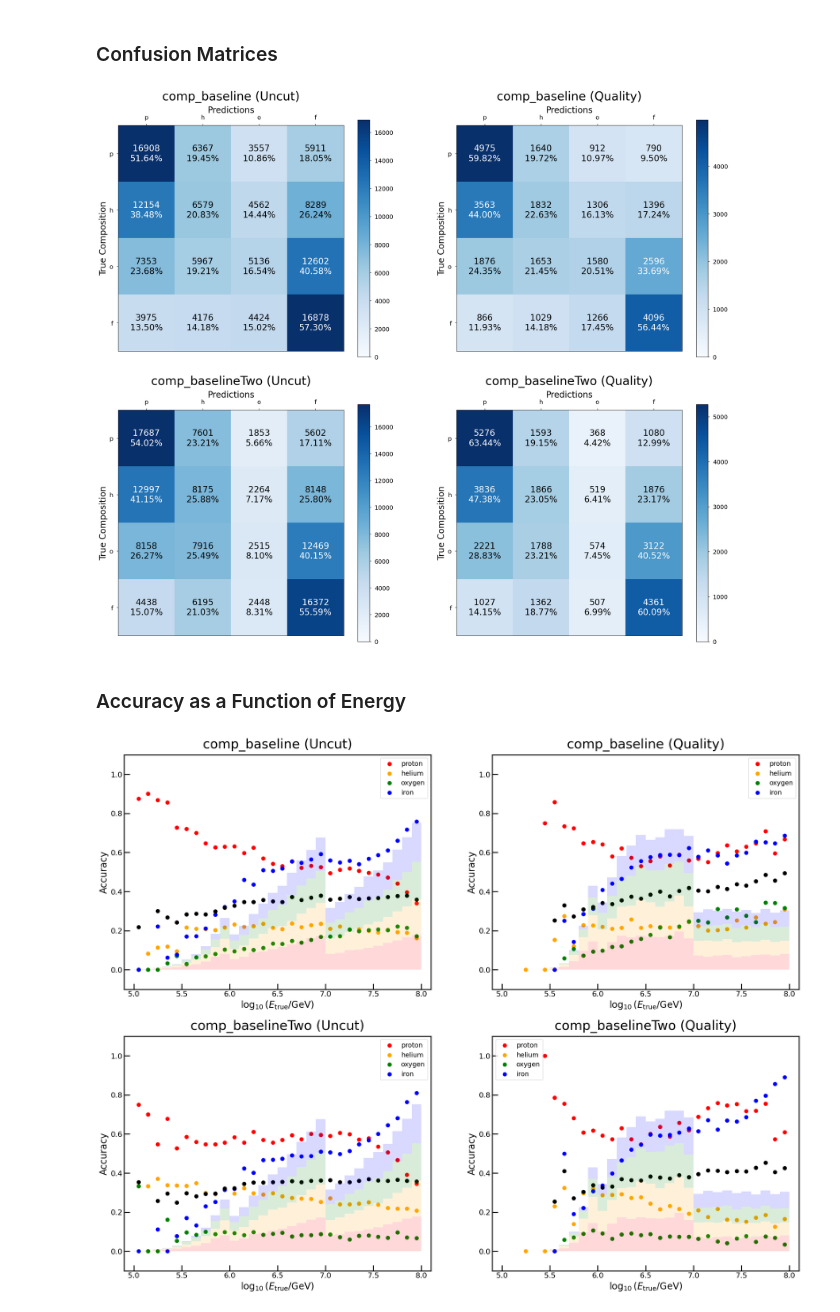
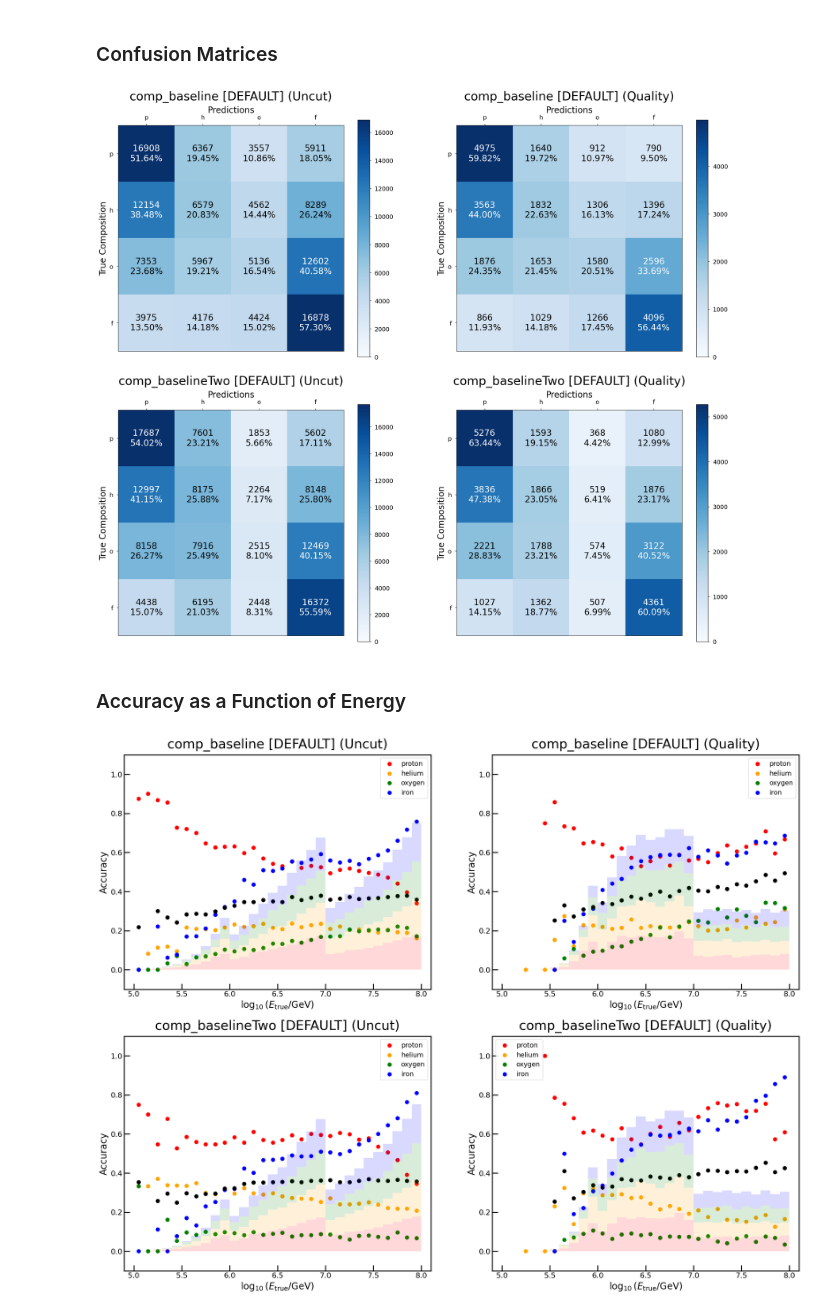
Before and after one commit to fmcnallyi3/icetop-cnn, a Jupyter notebook: composition.ipynb, the cells around one changed output. Saved outputs shown, nothing was run; the diff lists cells and outputs as text; code cells hidden in the pictures.

Commit message:
Added dataset labeling

```diff
--- a/composition.ipynb
+++ b/composition.ipynb
@@ -230,12 +234,12 @@ for model_ax, model_name in zip(axs, model_parameters):
         ax.set_yticks(np.arange(len(assessment_comp)), list(assessment_comp))
 
         # Decorate the plot.
-        ax.set_title(f'{model_name} ({cut_name})', **title_params)
+        ax.set_title(f'{label_ds(model_name)} ({cut_name})', **title_params)
         ax.set_xlabel('Predictions', **label_params)
         ax.set_ylabel('True Composition', **label_params)
         ax.tick_params(**tick_params)
 # %% [output]
-[figure, old version]
+[figure, new version]
 # %% [markdown]
 ### Accuracy as a Function of Energy
 # %%
@@ -307,32 +311,32 @@ for model_ax, model_name in zip(axs, model_parameters):
                 binned_accuracy = binned_correct_guesses / binned_comp
 
             # Save the nuclei-specific histogram.
             binned_comps.append(binned_comp)
             # Save the nuclei-specific accuracies.
             binned_accuracies.append(binned_accuracy)
 
             # Create scatter plot of the accuracy for each composition.
             ax.scatter(bin_centers, binned_accuracy, s=marker_size, label=comp_table[comp]['name'], color=comp_table[comp]['color'])
 
         # Create scatter plot of the average accuracies.
         ax.scatter(bin_centers, np.mean(binned_accuracies, axis=0), s=marker_size, color='black')
 
         # Create a stacked histogram representing the total number of counts for each bin.
         ax.hist(np.repeat(bin_edges[:-1], num_categories).reshape(-1, num_categories),
                 bins=bin_edges, density=True, weights=np.asarray(binned_comps).transpose(), histtype='barstacked',
                 color=[comp_table[c]['color'] for c in model_parameters[model_name]['assessment_nuclei']], alpha=0.15)
 
         # Set the axes limits to be within reasonable ranges.
         ax.set_xlim(energy_min-bin_inc, energy_max+bin_inc)
         ax.set_ylim(accuracy_min-bin_inc, accuracy_max+bin_inc)
 
         # Decorate the plot.
-        ax.set_title(f'{model_name} ({cut_name})', **title_params)
+        ax.set_title(f'{label_ds(model_name)} ({cut_name})', **title_params)
         ax.set_xlabel(r'$\log_{10}(E_{\mathrm{true}}/\mathrm{GeV})$', **label_params)
         ax.set_ylabel('Accuracy', **label_params)
         ax.tick_params(**tick_params)
         for axis in ['top','bottom','left','right']:
             ax.spines[axis].set_linewidth(2)
         ax.legend(**legend_params)
 # %% [output]
-[figure, old version]
+[figure, new version]
```
Also changed, not shown: parts of 1 cell of this notebook, 2 other files.
